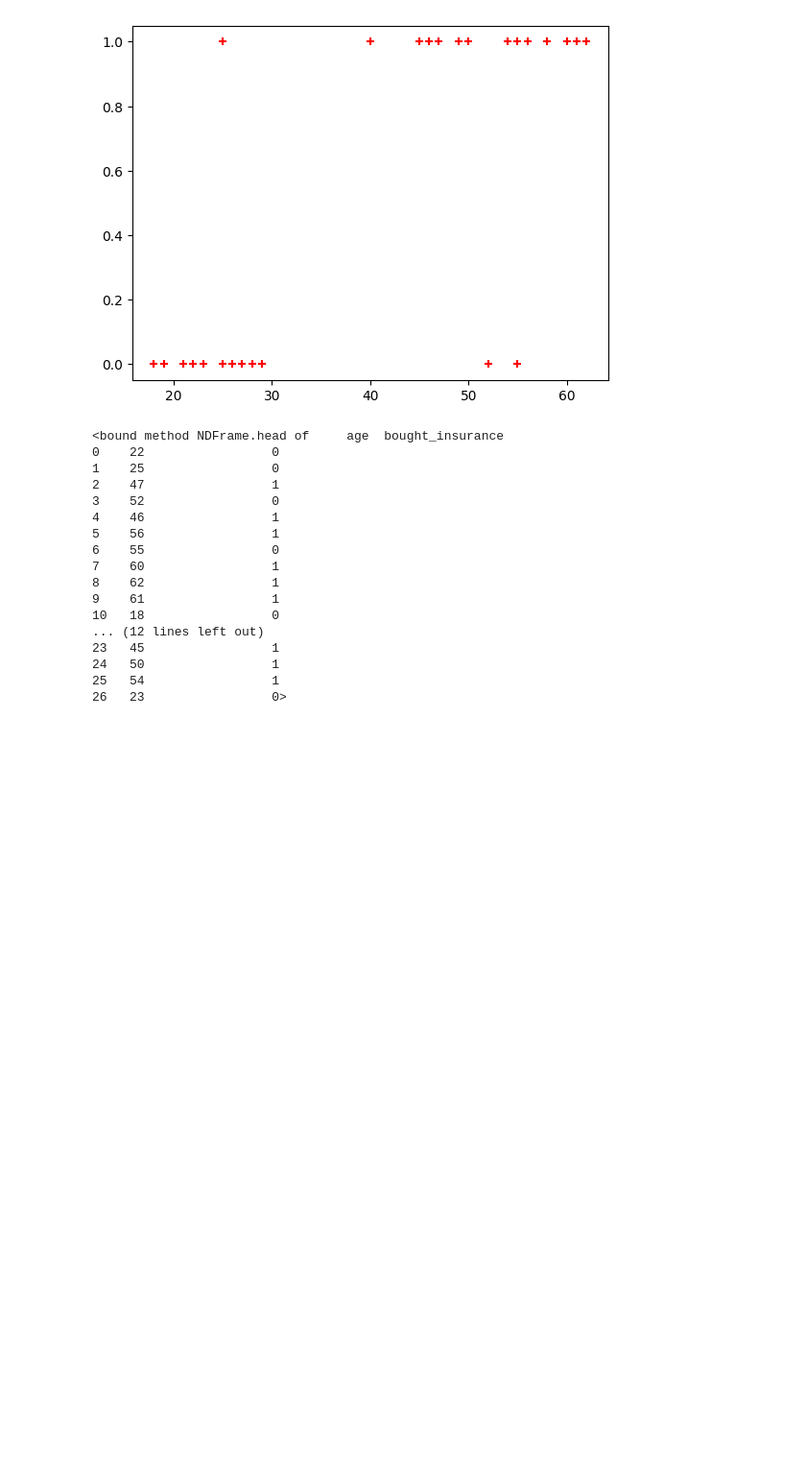
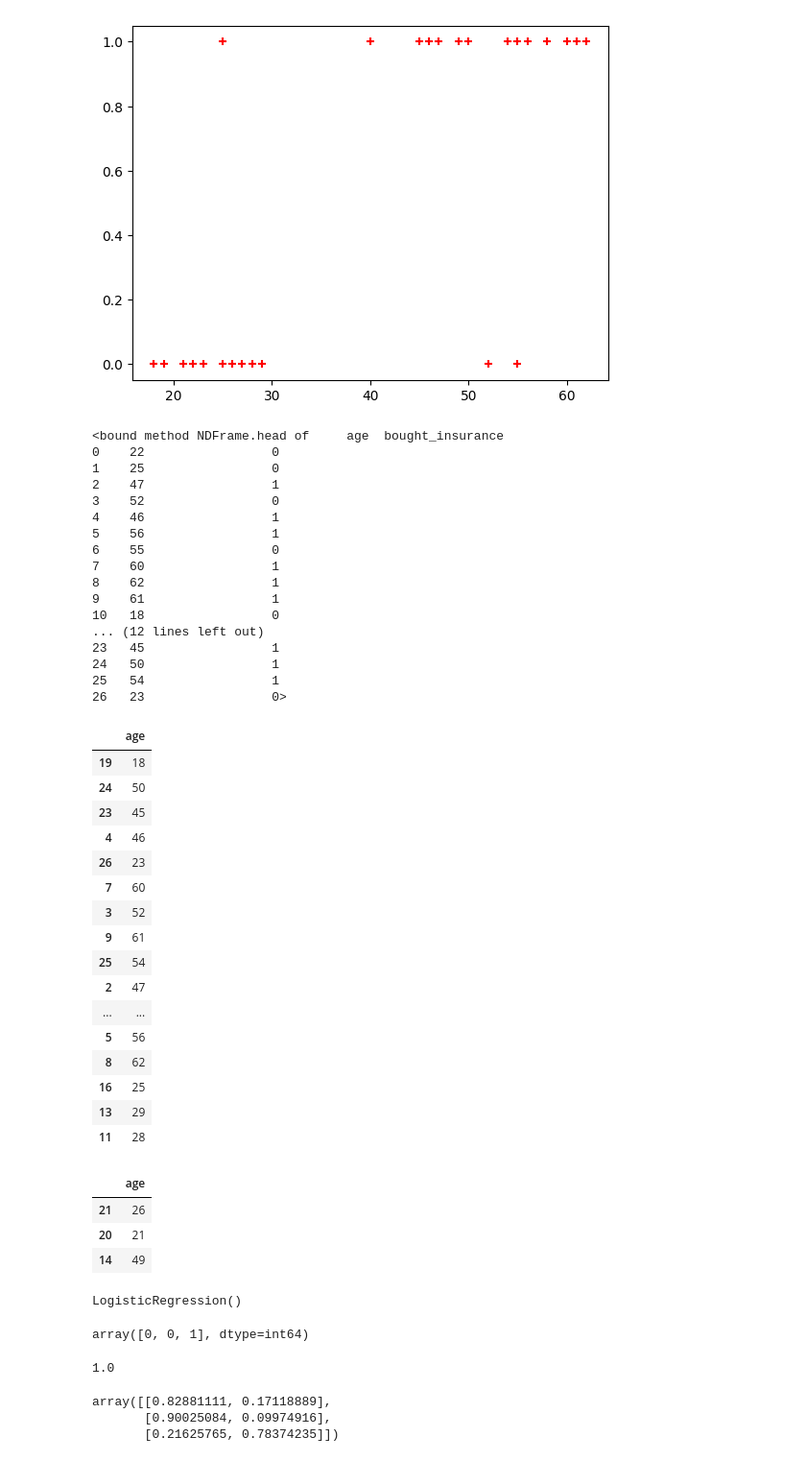
Before and after one commit to py1u/cs171, a Jupyter notebook: algos/LogisticRegression.ipynb, the cells around one changed output. Shown at 96% size. Drawn from its saved outputs; the diff is of its cells as text; code cells hidden in the pictures; blank space fills up the shorter version.

Commit message:
added prediction model and error analysis, and HR analytics dataset

```diff
--- a/algos/LogisticRegression.ipynb
+++ b/algos/LogisticRegression.ipynb
@@ -34,5 +34,4 @@ df.head
 26   23                 0>
 # %%
 from sklearn.model_selection import train_test_split
+trainX, testX, trainY, testY = train_test_split(df[['age']], df.bought_insurance,test_size = 0.1)
-# %%
-trainX, testX, trainY, testY = train_test_split(df[['age']],df.bought_insurance,train_size = 0.1)
@@ -40,0 +38,28 @@ trainX, testX, trainY, testY = train_test_split(df[['age']],df.bought_insurance,
+# %%
+#view training input and output
+trainX
+# %% [output]
+|  | age |
+| 19 | 18 |
+| 24 | 50 |
+| 23 | 45 |
+| 4 | 46 |
+| 26 | 23 |
+| 7 | 60 |
+| 3 | 52 |
+| 9 | 61 |
+| 25 | 54 |
+| 2 | 47 |
+| ... | ... |
+| 5 | 56 |
+| 8 | 62 |
+| 16 | 25 |
+| 13 | 29 |
+| 11 | 28 |
+# %%
+testX
+# %% [output]
+|  | age |
+| 21 | 26 |
+| 20 | 21 |
+| 14 | 49 |
@@ -40,0 +69,21 @@ trainX, testX, trainY, testY = train_test_split(df[['age']],df.bought_insurance,
+# %%
+training_model = LogisticRegression()
+training_model.fit(trainX,trainY)
+# %% [output]
+LogisticRegression()
+# %%
+training_model.predict(testX)
+# %% [output]
+array([0, 0, 1], dtype=int64)
+# %%
+#check accuracy of model
+training_model.score(testX,testY)
+# %% [output]
+1.0
+# %%
+#alternative method
+training_model.predict_proba(testX)
+# %% [output]
+array([[0.82881111, 0.17118889],
+       [0.90025084, 0.09974916],
+       [0.21625765, 0.78374235]])
```
Also changed, not shown: parts of 6 cells of this notebook.
